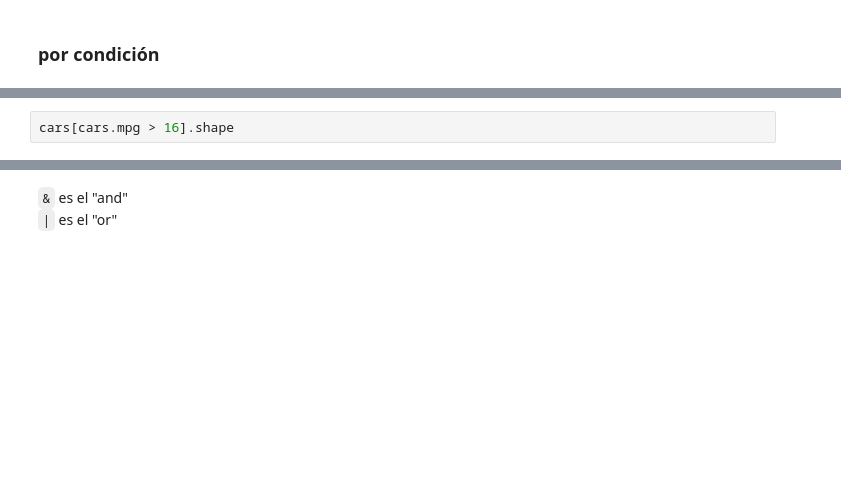
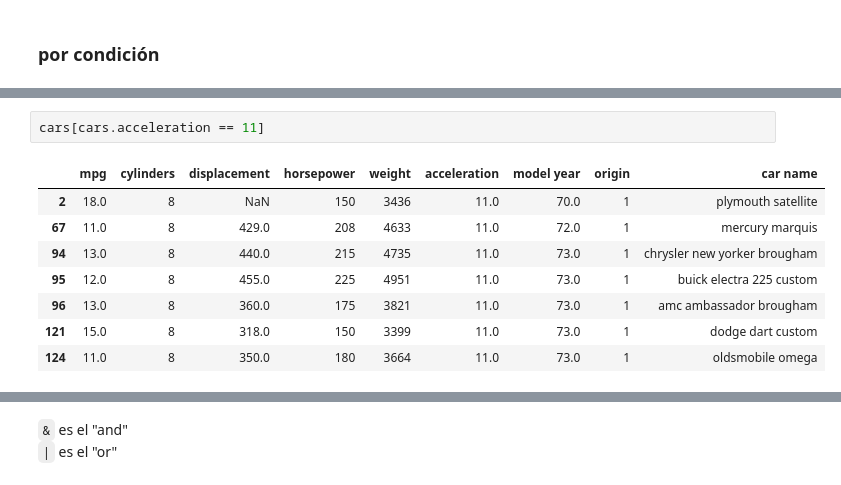
Before and after one commit to sheriffff/teaching_ibm_skillup_data_analytics2022, a Jupyter notebook: esp/05.python_pandas.ipynb, the cells around one changed output, grey strips where cells are left out. Drawn from its saved outputs; the diff is of its cells as text; blank space fills up the shorter version.

```diff
--- a/esp/05.python_pandas.ipynb
+++ b/esp/05.python_pandas.ipynb
@@ -564,4 +611,13 @@ cars.mpg > 16
-# %%
-cars[cars.mpg > 16].shape
+# %%
+cars[cars.acceleration == 11]
+# %% [output]
+|  | mpg | cylinders | displacement | horsepower | weight | acceleration | model year | origin | car name |
+| 2 | 18.0 | 8 | NaN | 150 | 3436 | 11.0 | 70.0 | 1 | plymouth satellite |
+| 67 | 11.0 | 8 | 429.0 | 208 | 4633 | 11.0 | 72.0 | 1 | mercury marquis |
+| 94 | 13.0 | 8 | 440.0 | 215 | 4735 | 11.0 | 73.0 | 1 | chrysler new yorker brougham |
+| 95 | 12.0 | 8 | 455.0 | 225 | 4951 | 11.0 | 73.0 | 1 | buick electra 225 custom |
+| 96 | 13.0 | 8 | 360.0 | 175 | 3821 | 11.0 | 73.0 | 1 | amc ambassador brougham |
+| 121 | 15.0 | 8 | 318.0 | 150 | 3399 | 11.0 | 73.0 | 1 | dodge dart custom |
+| 124 | 11.0 | 8 | 350.0 | 180 | 3664 | 11.0 | 73.0 | 1 | oldsmobile omega |
 # %%
 cars[cars.mpg > 16].head(10)
```
Also changed, not shown: parts of 53 cells of this notebook.
